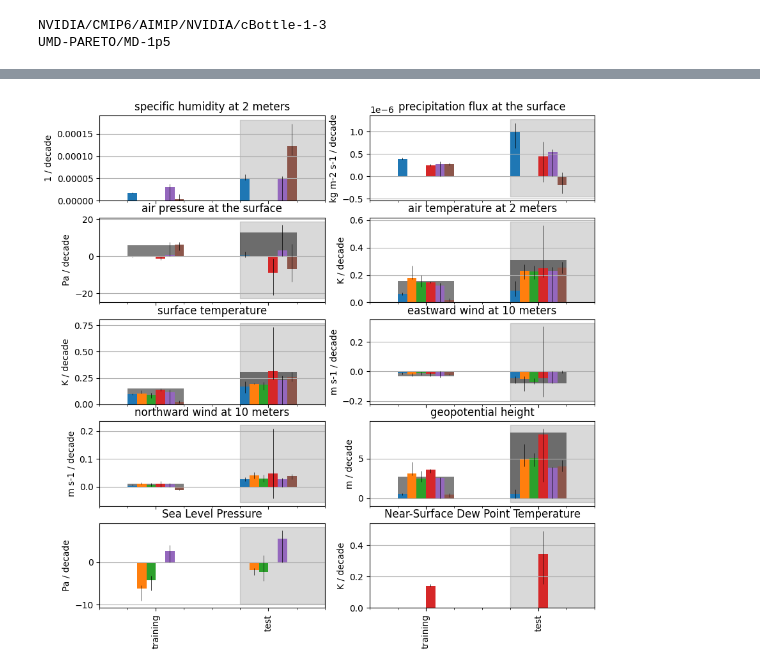
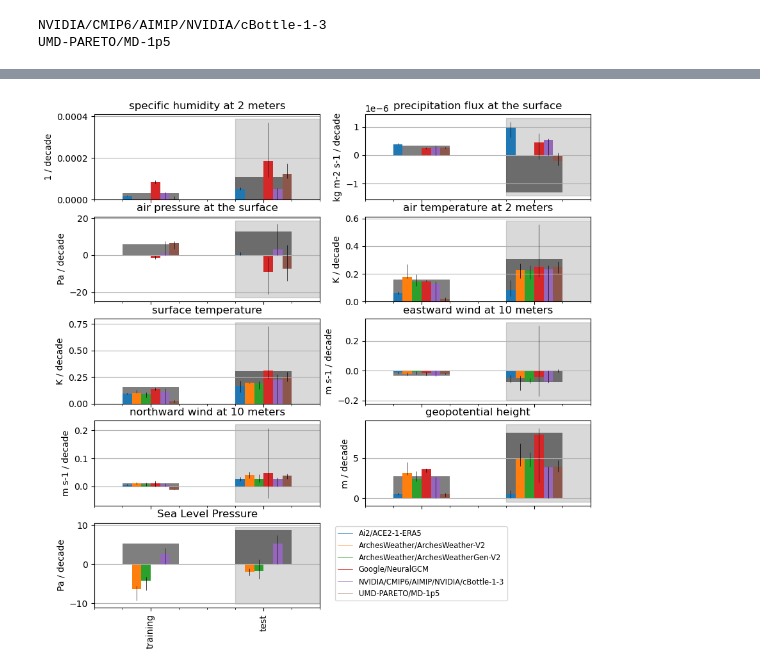
Before and after one commit to ai2cm/AIMIP, a Jupyter notebook: evaluations/2026-02-13-trends.ipynb, the cells around one changed output, grey strips where cells are left out. Drawn from its saved outputs; the diff is of its cells as text; code cells hidden in the pictures.

```diff
--- a/evaluations/2026-02-13-trends.ipynb
+++ b/evaluations/2026-02-13-trends.ipynb
@@ -87,7 +108,6 @@ era5_monthly_1deg = (
     era5_monthly_1deg['ERA5']
     .isel(realization=0).squeeze().drop_vars('realization')
     .drop_vars(['forecast_period', 'originating_centre'])
-    .sel(lat=slice(-85, 85))
 )
 # %% [output]
 ERA5
@@ -207,5 +244,5 @@ regridded_annual_means.ts.loc[
 # %%
-regridded_global_annual_means = compute_global_mean(regridded_annual_means)
+regridded_global_annual_means = compute_global_mean(regridded_annual_means.drop_sel(experiment_submission='Google/NeuralGCM-HRD'))
 global_annual_mean_era5 = compute_global_mean(annual_mean_era5)
 # %%
 global_mean_trend_training = compute_decadal_trend(regridded_global_annual_means, start=TRAINING_DATES[0], end=TRAINING_DATES[1], time_dim_name='year')
@@ -270,25 +313,31 @@ for pressure_var in pressure_vars:
 # %%
-colors = plt.rcParams['axes.prop_cycle'].by_key()['color']
 surface_vars = [var for var in regridded_global_annual_means.data_vars if "plev" not in regridded_global_annual_means[var].dims]
 fig, axes = plt.subplots(nrows=int(np.ceil(len(surface_vars) / 2)), ncols=2, figsize=(10, 10), sharex=True, sharey=False)
 for ax, surface_var in zip(axes.flatten(), surface_vars):
     handles = []
-    for i, experiment_submission in enumerate(regridded_global_annual_means_subset.coords["experiment_submission"]):
-        h = regridded_global_annual_means_subset[surface_var].sel(experiment_submission=experiment_submission).plot(
+    for i, experiment_submission in enumerate(regridded_global_annual_means.coords["experiment_submission"]):
+        h = regridded_global_annual_means[surface_var].sel(experiment_submission=experiment_submission).plot(
             ax=ax, hue='realization', color=colors[i], add_legend=False, lw=0.5
         )
         handles.append(h[0])
     if surface_var in global_annual_mean_era5.data_vars:
         global_annual_mean_era5[surface_var].plot(ax=ax, color='k', lw=1.5)
-    scale_data = regridded_global_annual_means_subset[surface_var].drop_sel(realization=2)
+    scale_data = regridded_global_annual_means[surface_var].drop_sel(realization=2)
     ylim = scale_data.min().item(), scale_data.max().item()
     xlim = 1979, 2024
     ax.fill_between([2015, xlim[1]], [ylim[0], ylim[0]], [ylim[1], ylim[1]], color='k', alpha=0.15, zorder=-1)
     ax.set_xlim([xlim[0], xlim[1]])
     ax.set_ylim([ylim[0], ylim[1]])
-    ax.set_ylabel(f"{regridded_global_annual_means_subset[surface_var].attrs.get('units', '-')}")
-    ax.set_title(f"{regridded_global_annual_means_subset[surface_var].attrs.get('long_name', surface_var)}")
+    ax.set_ylabel(f"{regridded_global_annual_means[surface_var].attrs.get('units', '-')}")
+    ax.set_title(f"{regridded_global_annual_means[surface_var].attrs.get('long_name', surface_var)}")
     ax.set_xlabel(None)
+    if ax is axes.flatten()[-2]:
+        axes.flatten()[-1].set_axis_off()
+        ax.legend(
+            handles,
+            regridded_global_annual_means.coords["experiment_submission"].values,
+            bbox_to_anchor=(1.05, 1), loc='upper left', fontsize='small'
+        )
 fig.patch.set_alpha(0.0)
 fig.savefig(os.path.join(OUTDIR, f"trend_series_surface_vars.png"), bbox_inches='tight')
 # %% [output]
@@ -296,9 +345,8 @@ fig.savefig(os.path.join(OUTDIR, f"trend_series_surface_vars.png"), bbox_inches=
 # %%
-global_mean_trend_subset = global_mean_trend.drop_sel(experiment_submission='Google/NeuralGCM-HRD')
 for pressure_var in pressure_vars:
     fig, ax = plt.subplots(figsize=(10, 4))
     trends = (
-        global_mean_trend_subset[pressure_var].transpose('time_period', 'plev', 'experiment_submission', 'realization')
+        global_mean_trend[pressure_var].transpose('time_period', 'plev', 'experiment_submission', 'realization')
     )
     lowest, median, highest = (
         trends.min('realization').to_dataframe().unstack(),
@@ -322,8 +370,8 @@ for pressure_var in pressure_vars:
     ax.fill_between([xlim[1] / 2, xlim[1]], [ylim[0], ylim[0]], [ylim[1], ylim[1]], color='k', alpha=0.15, zorder=-1)
     ax.set_xlabel('')
     ax.set_xticklabels([f"{str(round(ind[1]/100))} hPa" for ind in median.index])
-    ax.set_ylabel(f"{regridded_global_annual_means_subset[pressure_var].attrs.get('units', pressure_var)} / decade")
-    ax.set_title(f"{regridded_global_annual_means_subset[pressure_var].attrs.get('long_name', pressure_var)}")
+    ax.set_ylabel(f"{regridded_global_annual_means[pressure_var].attrs.get('units', pressure_var)} / decade")
+    ax.set_title(f"{regridded_global_annual_means[pressure_var].attrs.get('long_name', pressure_var)}")
     fig.patch.set_alpha(0.0)
     fig.savefig(os.path.join(OUTDIR, f"trend_mean_{pressure_var}.png"), bbox_inches="tight")
 # %% [output]
@@ -332,36 +380,43 @@ for pressure_var in pressure_vars:
 [figure]
 [figure]
 # %%
-fig, axes = plt.subplots(sharex=True, ncols=2, nrows=len(surface_vars)//2, figsize=(10, 10))
+fig, axes = plt.subplots(sharex=True, ncols=2, nrows=int(np.ceil(len(surface_vars) / 2)), figsize=(10, 10))
 for ax, surface_var in zip(axes.flatten(), surface_vars):
     trends = (
-        global_mean_trend_subset[surface_var].transpose('time_period', 'experiment_submission', 'realization')
+        global_mean_trend[surface_var].transpose('time_period', 'experiment_submission', 'realization')
     )
     lowest, median, highest = (
         trends.min('realization').to_dataframe().unstack(),
         trends.median('realization').to_dataframe().unstack(),
         trends.max('realization').to_dataframe().unstack(),
     )
     median.plot.bar(
         ax=ax, legend=False,
         yerr=np.concat([(median - lowest).values.T[:, None, :], (highest - median).values.T[:, None, :]], axis=1),
         capsize=0,
         error_kw=dict(elinewidth=0.5),
     )
     if surface_var in global_mean_trend_era5.data_vars:
         (
             global_mean_trend_era5[surface_var]
             .to_dataframe().unstack()
             .plot.bar(ax=ax, color='k', zorder=-1, legend=False, alpha=0.5)
         )
     ax.grid(axis='y')
     xlim, ylim = ax.get_xlim(), ax.get_ylim()
     ax.fill_between([xlim[1] / 2, xlim[1]], [ylim[0], ylim[0]], [ylim[1], ylim[1]], color='k', alpha=0.15, zorder=-1)
     ax.set_xlabel('')
-    ax.set_xticklabels([time_period for time_period in global_mean_trend_subset['time_period'].values])
-    ax.set_ylabel(f"{regridded_global_annual_means_subset[surface_var].attrs.get('units', surface_var)} / decade")
-    ax.set_title(f"{regridded_global_annual_means_subset[surface_var].attrs.get('long_name', surface_var)}")
+    ax.set_xticklabels([time_period for time_period in global_mean_trend['time_period'].values])
+    ax.set_ylabel(f"{regridded_global_annual_means[surface_var].attrs.get('units', surface_var)} / decade")
+    ax.set_title(f"{regridded_global_annual_means[surface_var].attrs.get('long_name', surface_var)}")
+    if ax is axes.flatten()[-2]:
+        axes.flatten()[-1].set_axis_off()
+        ax.legend(
+            handles,
+            regridded_global_annual_means.coords["experiment_submission"].values,
+            bbox_to_anchor=(1.05, 1), loc='upper left', fontsize='small'
+        )
     fig.patch.set_alpha(0.0)
     fig.savefig(os.path.join(OUTDIR, f"trend_mean_surface_variables.png"), bbox_inches="tight")
 # %% [output]
-[figure, old version]
+[figure, new version]
```
Also changed, not shown: parts of 11 cells of this notebook, 1 other file.
